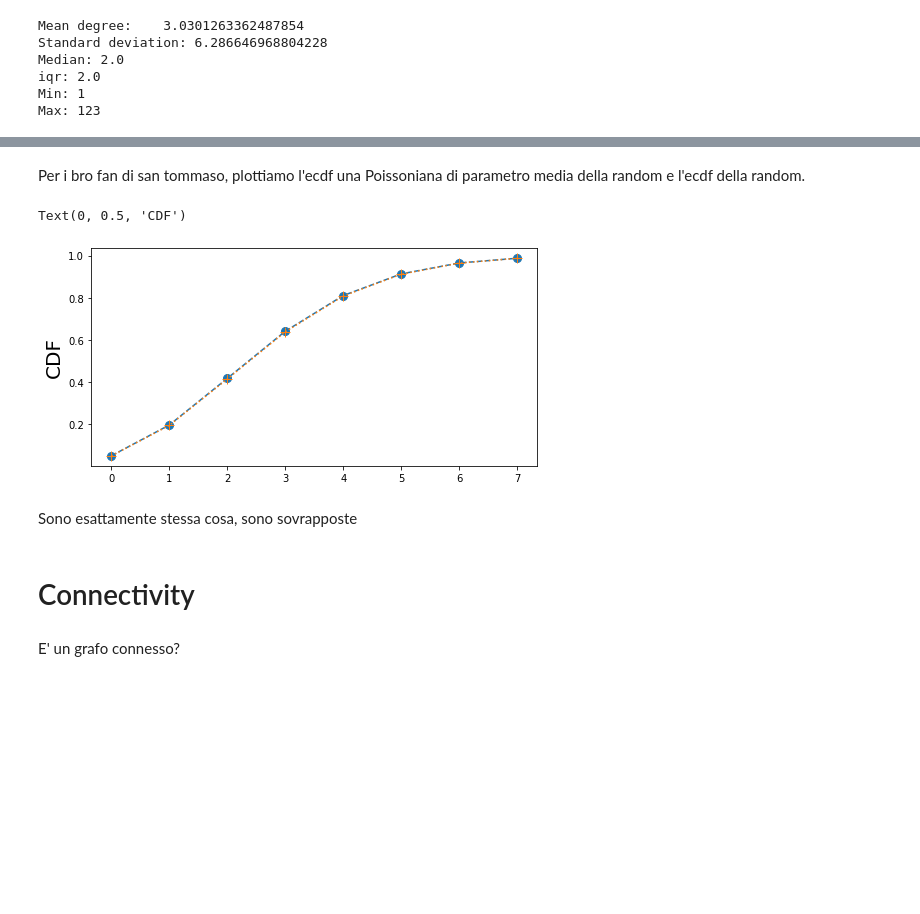
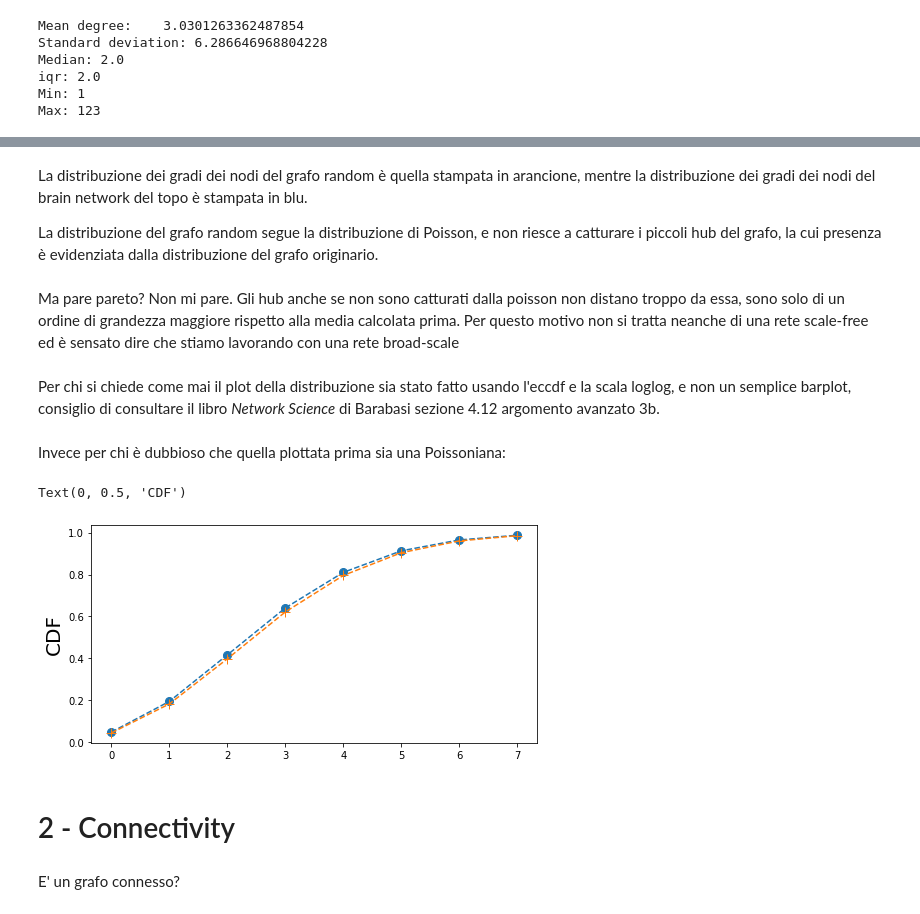
Before and after one commit to mpindaro/brain-network-analysis, a Jupyter notebook: Mouse_Brain_Network.ipynb, the cells around one changed output, grey strips where cells are left out. Saved outputs shown, nothing was run; the diff lists cells and outputs as text; code cells hidden in the pictures; blank space fills up the shorter version.

```diff
--- a/Mouse_Brain_Network.ipynb
+++ b/Mouse_Brain_Network.ipynb
@@ -56,4 +56,4 @@ Facciamo i random graph equivalente del cervello di sto topo che avrà distribuz
 # %%
-random_graph_herdos = nx.fast_gnp_random_graph(len(brain.nodes), nx.density(brain))
-len(random_graph_herdos.nodes), len(random_graph_herdos.edges)
+random_graph_erdos = nx.fast_gnp_random_graph(len(brain.nodes), nx.density(brain))
+len(random_graph_erdos.nodes), len(random_graph_erdos.edges)
 # %% [output]
@@ -63,5 +61,5 @@ Si avvicina molto, un po' meno di archi. Plottiamo ste cazzo di distrubizioni pd
 # %%
-random_degrees = list(dict(random_graph_herdos.degree()).values())
+random_degrees = list(dict(random_graph_erdos.degree()).values())
 # %%
 cdf = ECDF(degrees)
 x = np.unique(degrees)
@@ -89,31 +83,33 @@ Ma pare pareto? Non mi pare. Tò, mon sembra che siamo negli ordini della grande
-# %% [markdown]
-Per i bro fan di san tommaso, plottiamo l'ecdf una Poissoniana di parametro media della random e l'ecdf della random.
+# %% [markdown]
+La distribuzione dei gradi dei nodi del grafo random è quella stampata in arancione, mentre la distribuzione dei gradi dei nodi del brain network del topo è stampata in blu.
+
+La distribuzione del grafo random segue la distribuzione di Poisson, e non riesce a catturare i  piccoli hub del grafo, la cui presenza è evidenziata dalla distribuzione del grafo originario.
+# %% [markdown]
+Ma pare pareto? Non mi pare. Gli hub anche se non sono catturati dalla poisson non distano troppo da essa, sono solo di un ordine di grandezza maggiore rispetto alla media calcolata prima. Per questo motivo non si tratta neanche di una rete scale-free ed è sensato dire che stiamo lavorando con una rete broad-scale
+# %% [markdown]
+Per chi si chiede come mai il plot della distribuzione sia stato fatto usando l'eccdf e la scala loglog, e non un semplice barplot, consiglio di consultare il libro *Network Science* di Barabasi sezione 4.12 argomento avanzato 3b.
+# %% [markdown]
+Invece per chi è dubbioso che quella plottata prima sia una Poissoniana:
 # %%
 mu = np.mean(degrees)
 x = np.arange(poisson.ppf(0.01, mu),poisson.ppf(0.99, mu))
 prob = poisson.cdf(x, mu)
 
 mu_random = np.mean(random_degrees)
 x_random = np.arange(poisson.ppf(0.01, mu_random),poisson.ppf(0.99, mu_random))
 prob_random = poisson.cdf(x_random, mu_random)
 
-#plt.plot((x),(prob), drawstyle =  "steps", color='r', linewidth = 5)
 
 fig_cdf_fb = plt.figure(figsize=(8,4))
 axes = fig_cdf_fb.gca()
-#axes.set_xscale('log')
-#axes.set_yscale('log')
 axes.plot(x,prob,marker='o',ms=8, linestyle='--')
-axes.plot(x_random,prob_random,marker='+',ms=10, linestyle='dotted')
-#axes.set_xlabel('',size=20)
+axes.plot(x_random,prob_random,marker='+',ms=10, linestyle='--')
 axes.set_ylabel('CDF', size = 20)
 # %% [output]
 Text(0, 0.5, 'CDF')
-[figure, old version]
+[figure, new version]
-# %% [markdown]
-Sono esattamente stessa cosa, sono sovrapposte
 # %% [markdown]
-# Connectivity
+# 2 - Connectivity
 # %% [markdown]
 E' un grafo connesso?
 # %%
```
Also changed, not shown: parts of 25 cells of this notebook, 1 other file.
